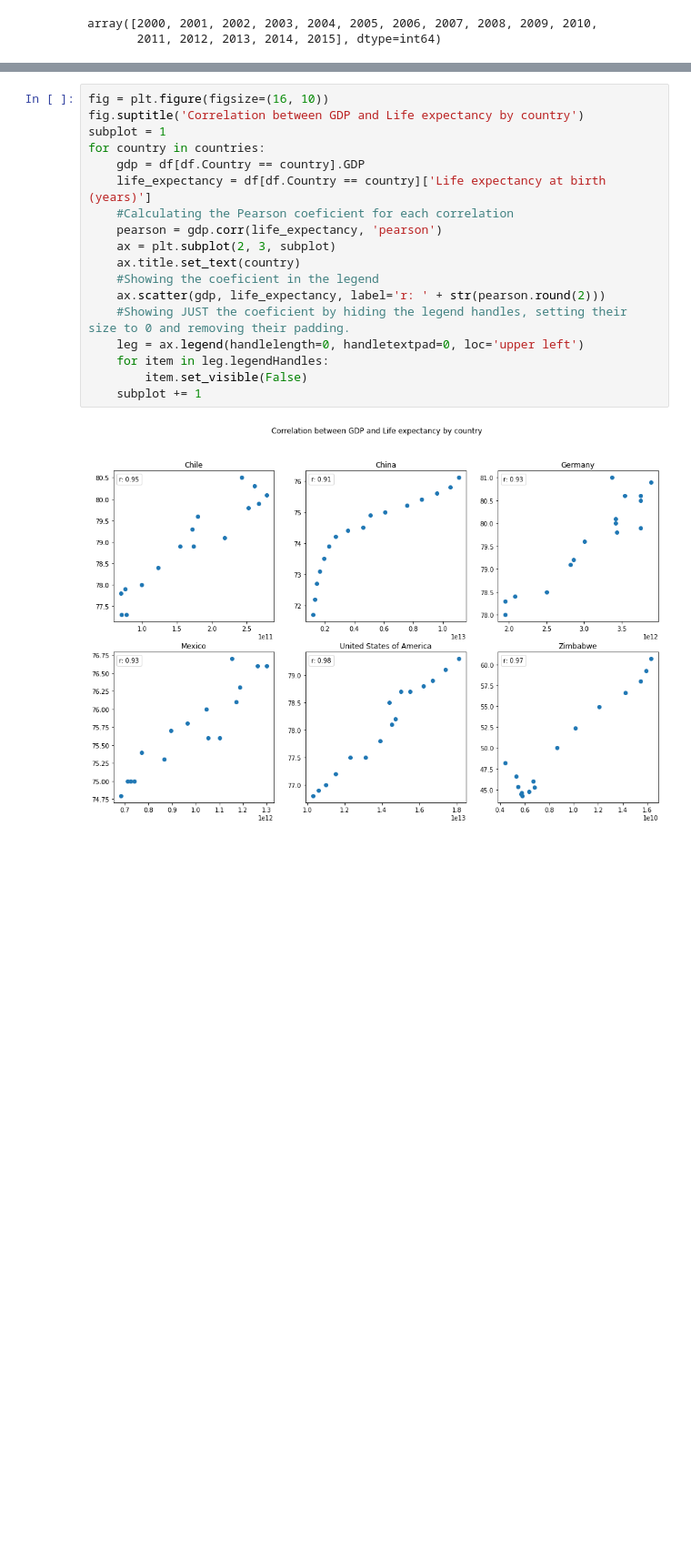
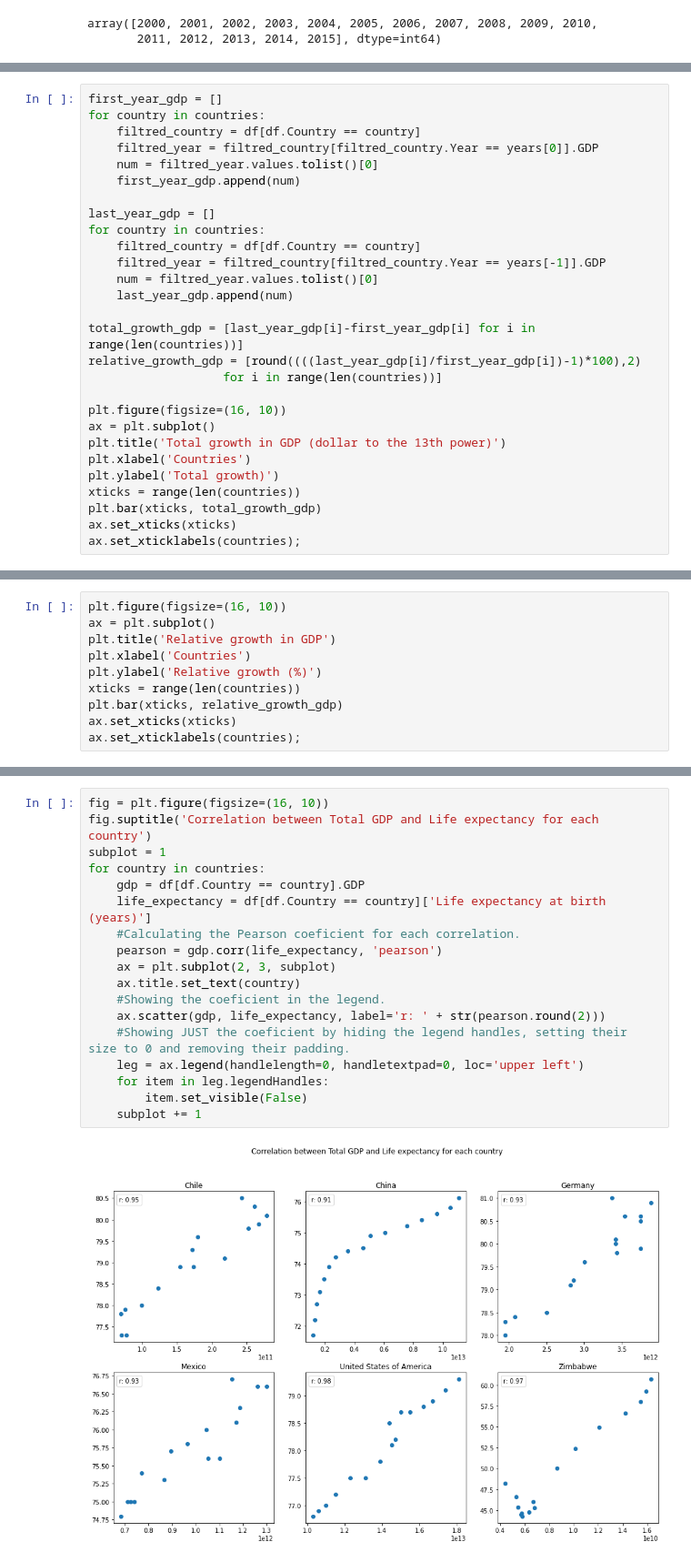
Before and after one commit to davidvalerosancho/Learning-Project-2-Life-Expectancy-and-GDP, a Jupyter notebook: life_expectancy_gdp.ipynb, the cells around one changed output, grey strips where cells are left out. Shown at 91% size. Saved outputs shown, nothing was run; the diff lists cells and outputs as text; blank space fills up the shorter version.

```diff
--- a/life_expectancy_gdp.ipynb
+++ b/life_expectancy_gdp.ipynb
@@ -50,0 +101,28 @@ for country in countries:
+# %%
+first_year_gdp = []
+for country in countries:
+    filtred_country = df[df.Country == country]
+    filtred_year = filtred_country[filtred_country.Year == years[0]].GDP
+    num = filtred_year.values.tolist()[0]
+    first_year_gdp.append(num)
+
+last_year_gdp = []
+for country in countries:
+    filtred_country = df[df.Country == country]
+    filtred_year = filtred_country[filtred_country.Year == years[-1]].GDP
+    num = filtred_year.values.tolist()[0]
+    last_year_gdp.append(num)
+
+total_growth_gdp = [last_year_gdp[i]-first_year_gdp[i] for i in range(len(countries))]
+relative_growth_gdp = [round((((last_year_gdp[i]/first_year_gdp[i])-1)*100),2)
+                   for i in range(len(countries))]
+
+plt.figure(figsize=(16, 10))
+ax = plt.subplot()
+plt.title('Total growth in GDP (dollar to the 13th power)')
+plt.xlabel('Countries')
+plt.ylabel('Total growth)')
+xticks = range(len(countries))
+plt.bar(xticks, total_growth_gdp)
+ax.set_xticks(xticks)
+ax.set_xticklabels(countries);
@@ -50,0 +131,10 @@ for country in countries:
+# %%
+plt.figure(figsize=(16, 10))
+ax = plt.subplot()
+plt.title('Relative growth in GDP')
+plt.xlabel('Countries')
+plt.ylabel('Relative growth (%)')
+xticks = range(len(countries))
+plt.bar(xticks, relative_growth_gdp)
+ax.set_xticks(xticks)
+ax.set_xticklabels(countries);
@@ -63,20 +155,20 @@ for country in countries:
 # %%
 fig = plt.figure(figsize=(16, 10))
-fig.suptitle('Correlation between GDP and Life expectancy by country')
+fig.suptitle('Correlation between Total GDP and Life expectancy for each country')
 subplot = 1
 for country in countries:
     gdp = df[df.Country == country].GDP
     life_expectancy = df[df.Country == country]['Life expectancy at birth (years)']
-    #Calculating the Pearson coeficient for each correlation
+    #Calculating the Pearson coeficient for each correlation.
     pearson = gdp.corr(life_expectancy, 'pearson')
     ax = plt.subplot(2, 3, subplot)
     ax.title.set_text(country)
-    #Showing the coeficient in the legend
+    #Showing the coeficient in the legend.
     ax.scatter(gdp, life_expectancy, label='r: ' + str(pearson.round(2)))
     #Showing JUST the coeficient by hiding the legend handles, setting their size to 0 and removing their padding.
     leg = ax.legend(handlelength=0, handletextpad=0, loc='upper left')
     for item in leg.legendHandles:
         item.set_visible(False)
     subplot += 1
 # %% [output]
-[figure, old version]
+[figure, new version]
```
Also changed, not shown: parts of 9 cells of this notebook.
